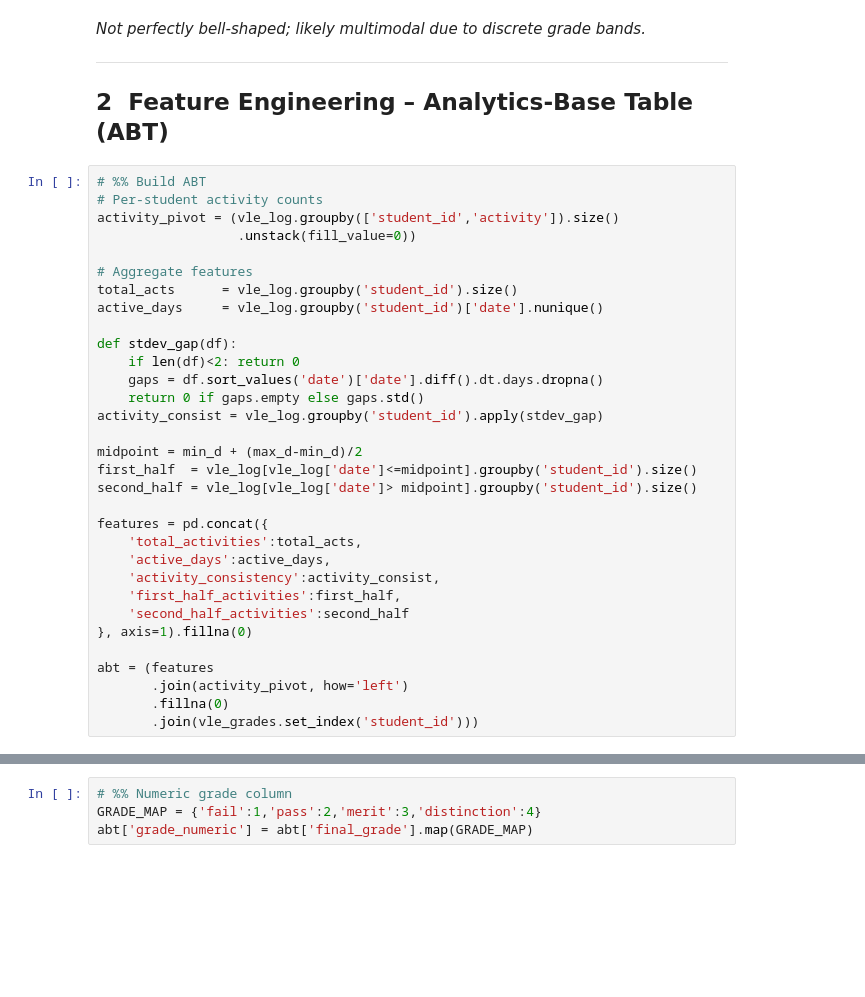
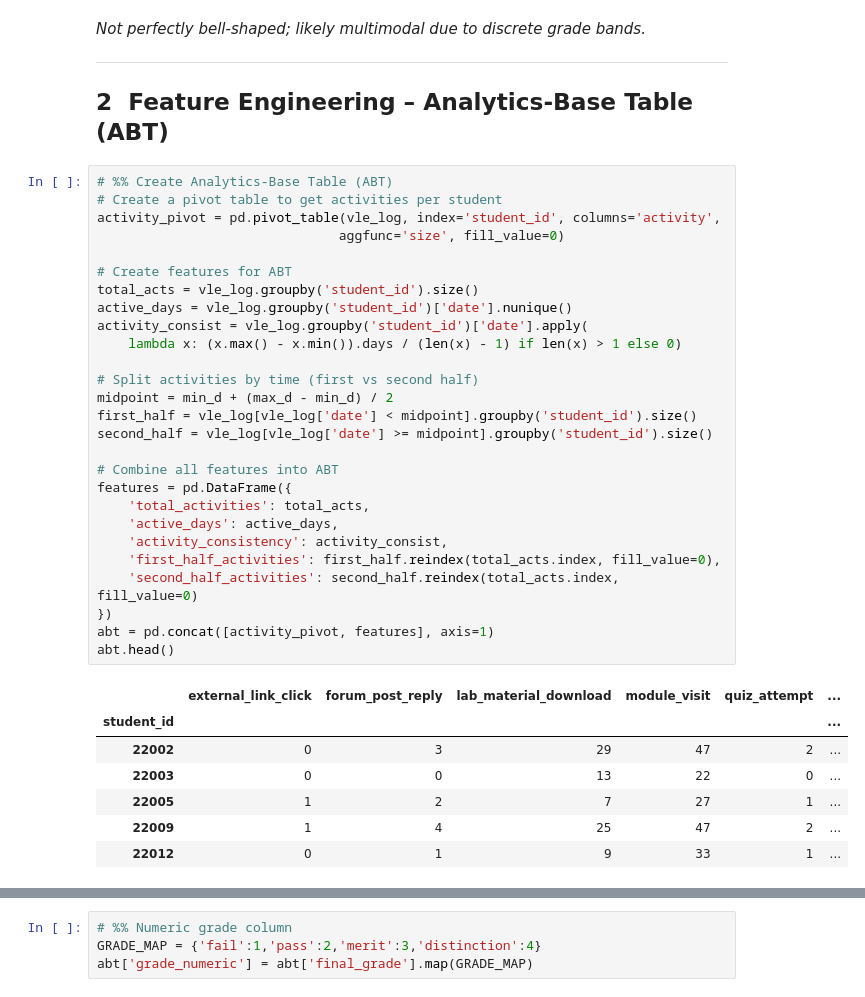
Before and after one commit to Yash-Singh-Pathania/DataScience, a Jupyter notebook: Assignemnt 2/student_activity_analysis.ipynb, the cells around one changed output, grey strips where cells are left out. Drawn from its saved outputs; the diff is of its cells as text; blank space fills up the shorter version.

```diff
--- a/Assignemnt 2/student_activity_analysis.ipynb
+++ b/Assignemnt 2/student_activity_analysis.ipynb
@@ -199,34 +199,37 @@ plt.tight_layout(); plt.show();
 
 ## 2  Feature Engineering – Analytics‑Base Table (ABT)
 # %%
-# %% Build ABT
-# Per‑student activity counts
-activity_pivot = (vle_log.groupby(['student_id','activity']).size()
-                  .unstack(fill_value=0))
+# %% Create Analytics-Base Table (ABT)
+# Create a pivot table to get activities per student
+activity_pivot = pd.pivot_table(vle_log, index='student_id', columns='activity',
+                               aggfunc='size', fill_value=0)
 
-# Aggregate features
-total_acts      = vle_log.groupby('student_id').size()
-active_days     = vle_log.groupby('student_id')['date'].nunique()
+# Create features for ABT
+total_acts = vle_log.groupby('student_id').size()
+active_days = vle_log.groupby('student_id')['date'].nunique()
+activity_consist = vle_log.groupby('student_id')['date'].apply(
+    lambda x: (x.max() - x.min()).days / (len(x) - 1) if len(x) > 1 else 0)
 
-def stdev_gap(df):
-    if len(df)<2: return 0
-    gaps = df.sort_values('date')['date'].diff().dt.days.dropna()
-    return 0 if gaps.empty else gaps.std()
-activity_consist = vle_log.groupby('student_id').apply(stdev_gap)
+# Split activities by time (first vs second half)
+midpoint = min_d + (max_d - min_d) / 2
+first_half = vle_log[vle_log['date'] < midpoint].groupby('student_id').size()
+second_half = vle_log[vle_log['date'] >= midpoint].groupby('student_id').size()
 
-midpoint = min_d + (max_d-min_d)/2
-first_half  = vle_log[vle_log['date']<=midpoint].groupby('student_id').size()
-second_half = vle_log[vle_log['date']> midpoint].groupby('student_id').size()
-
-features = pd.concat({
-    'total_activities':total_acts,
-    'active_days':active_days,
-    'activity_consistency':activity_consist,
-    'first_half_activities':first_half,
-    'second_half_activities':second_half
-}, axis=1).fillna(0)
-
-abt = (features
-       .join(activity_pivot, how='left')
-       .fillna(0)
-       .join(vle_grades.set_index('student_id')))
+# Combine all features into ABT
+features = pd.DataFrame({
+    'total_activities': total_acts,
+    'active_days': active_days,
+    'activity_consistency': activity_consist,
+    'first_half_activities': first_half.reindex(total_acts.index, fill_value=0),
+    'second_half_activities': second_half.reindex(total_acts.index, fill_value=0)
+})
+abt = pd.concat([activity_pivot, features], axis=1)
+abt.head()
+# %% [output]
+|  | external_link_click | forum_post_reply | lab_material_download | module_visit | quiz_attempt | ... |
+| student_id |  |  |  |  |  | ... |
+| 22002 | 0 | 3 | 29 | 47 | 2 | ... |
+| 22003 | 0 | 0 | 13 | 22 | 0 | ... |
+| 22005 | 1 | 2 | 7 | 27 | 1 | ... |
+| 22009 | 1 | 4 | 25 | 47 | 2 | ... |
+| 22012 | 0 | 1 | 9 | 33 | 1 | ... |
```
Also changed, not shown: parts of 6 cells of this notebook, 3 other files.
